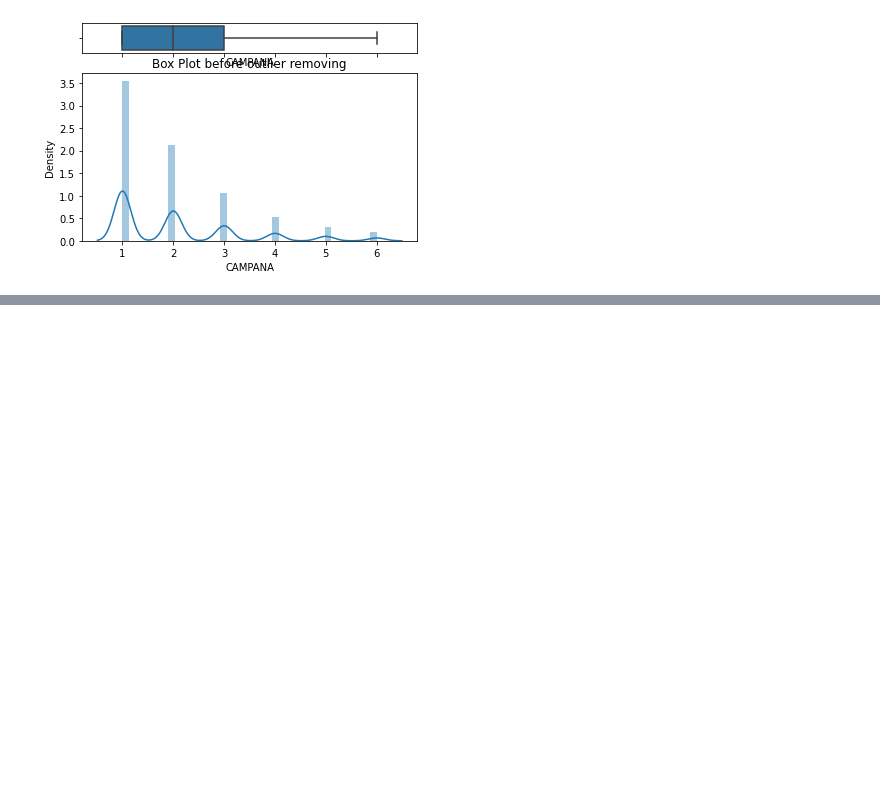
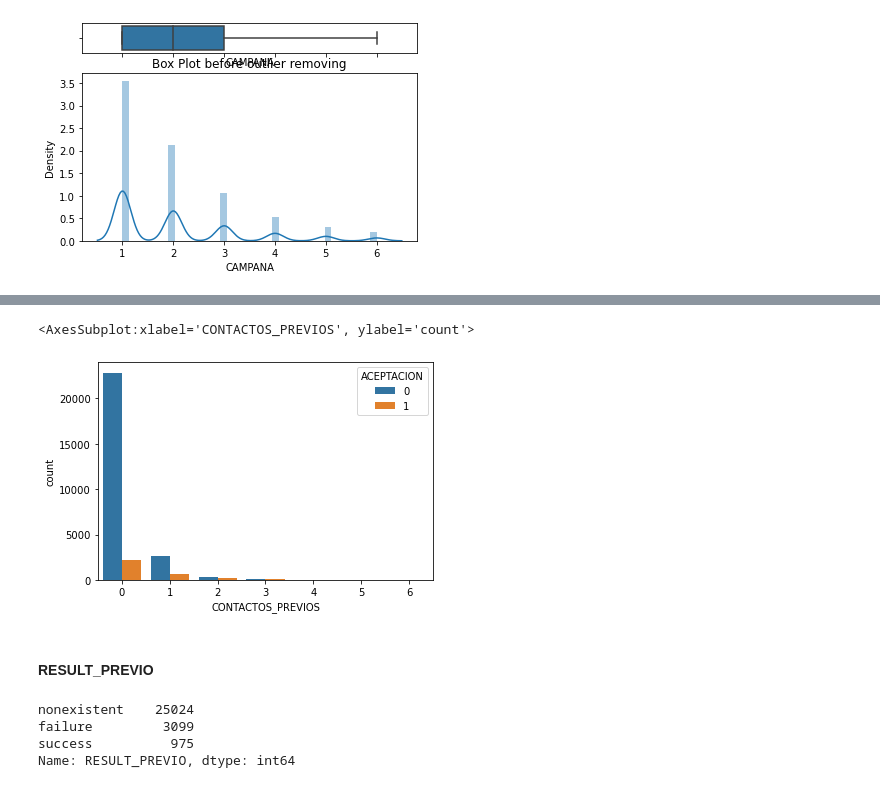
Before and after one commit to jesoto/Data_science_masters_pw, a Jupyter notebook: bcp/dev.ipynb, the cells around one changed output, grey strips where cells are left out. Saved outputs shown, nothing was run; the diff lists cells and outputs as text; code cells hidden in the pictures; blank space fills up the shorter version.

```diff
--- a/bcp/dev.ipynb
+++ b/bcp/dev.ipynb
@@ -336,0 +379,14 @@ for i in ['CAMPANA']:
+# %%
+sns.countplot(x=df.CONTACTOS_PREVIOS, hue=df.ACEPTACION)
+# %% [output]
+<AxesSubplot:xlabel='CONTACTOS_PREVIOS', ylabel='count'>
+[figure, added]
+# %% [markdown]
+#### RESULT_PREVIO
+# %%
+df.RESULT_PREVIO.value_counts()
+# %% [output]
+nonexistent    25024
+failure         3099
+success          975
+Name: RESULT_PREVIO, dtype: int64
```
Also changed, not shown: parts of 36 cells of this notebook.
